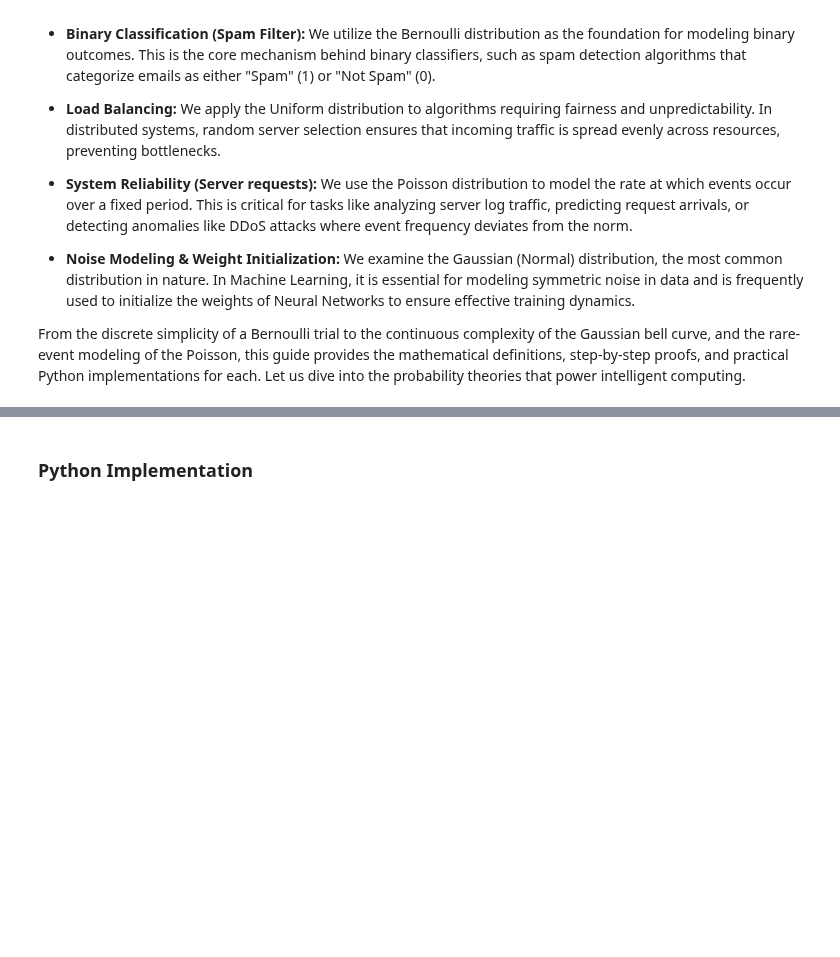
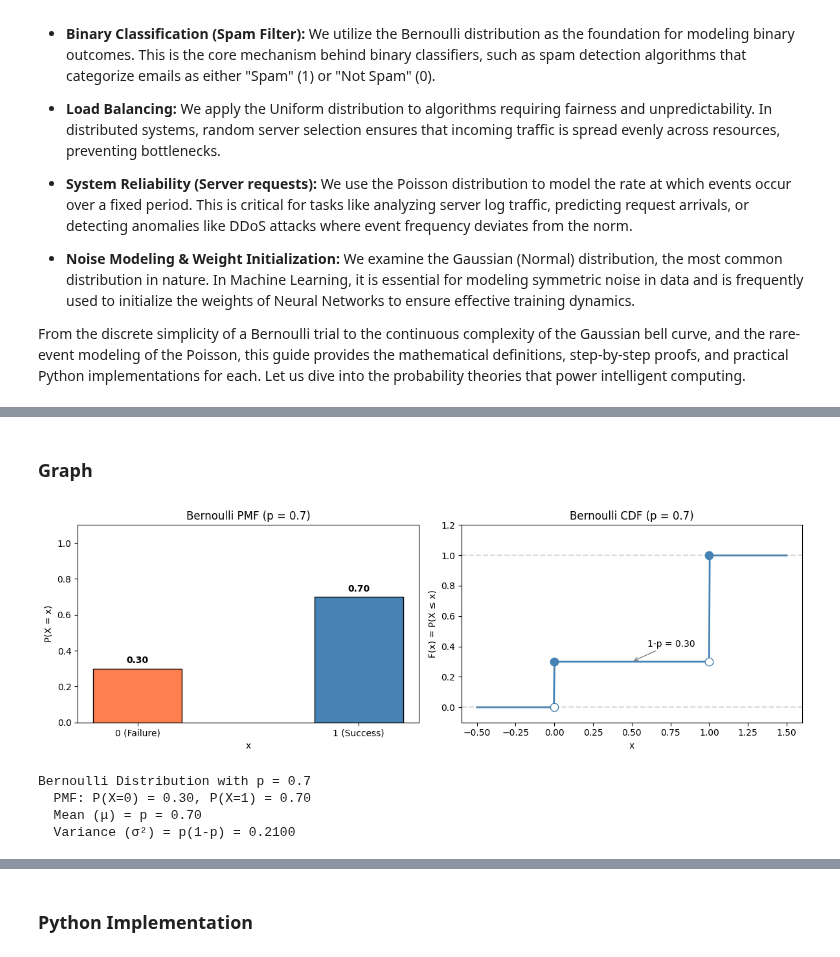
Before and after one commit to vu42/math-co5097-assignment-group-10, a Jupyter notebook: notebooks/distributions.ipynb, the cells around one changed output, grey strips where cells are left out. Drawn from its saved outputs; the diff is of its cells as text; code cells hidden in the pictures; blank space fills up the shorter version.

Commit message:
add bernoulli graph

```diff
--- a/notebooks/distributions.ipynb
+++ b/notebooks/distributions.ipynb
@@ -156,0 +85,62 @@ In CS, Bernoulli appears everywhere in the form of **Binary Classification**.
+# %% [markdown]
+### Graph
+# %%
+import torch
+import matplotlib.pyplot as plt
+import numpy as np
+
+# Bernoulli parameter
+p = 0.7  # Success probability
+
+# --- PMF Plot ---
+x_pmf = [0, 1]
+pmf_values = [1 - p, p]  # P(X=0) = 1-p, P(X=1) = p
+
+# --- CDF Plot ---
+# CDF is a step function: 0 for x<0, (1-p) for 0<=x<1, 1 for x>=1
+x_cdf = np.linspace(-0.5, 1.5, 500)
+cdf_values = np.where(x_cdf < 0, 0, np.where(x_cdf < 1, 1 - p, 1))
+
+# Create figure with two subplots
+fig, axes = plt.subplots(1, 2, figsize=(12, 4))
+
+# PMF plot (bar chart)
+axes[0].bar(x_pmf, pmf_values, color=['coral', 'steelblue'], edgecolor='black', width=0.4)
+axes[0].set_xlabel('x')
+axes[0].set_ylabel('P(X = x)')
+axes[0].set_title(f'Bernoulli PMF (p = {p})')
+axes[0].set_xticks([0, 1])
+axes[0].set_xticklabels(['0 (Failure)', '1 (Success)'])
+axes[0].set_ylim(0, 1.1)
+# Add value labels on bars
+for i, v in enumerate(pmf_values):
+    axes[0].text(x_pmf[i], v + 0.03, f'{v:.2f}', ha='center', fontweight='bold')
+
+# CDF plot (step function)
+axes[1].plot(x_cdf, cdf_values, color='steelblue', linewidth=2)
+# Mark the jump points
+axes[1].scatter([0, 1], [1 - p, 1], color='steelblue', s=80, zorder=5)  # Closed points
+axes[1].scatter([0, 1], [0, 1 - p], facecolors='white', edgecolors='steelblue', s=80, zorder=5)  # Open points
+axes[1].axhline(y=0, color='gray', linestyle='--', alpha=0.3)
+axes[1].axhline(y=1, color='gray', linestyle='--', alpha=0.3)
+axes[1].set_xlabel('x')
+axes[1].set_ylabel('F(x) = P(X ≤ x)')
+axes[1].set_title(f'Bernoulli CDF (p = {p})')
+axes[1].set_ylim(-0.1, 1.2)
+# Add annotations
+axes[1].annotate(f'1-p = {1-p:.2f}', xy=(0.5, 1-p), xytext=(0.6, 1-p+0.1),
+                 arrowprops=dict(arrowstyle='->', color='gray'), fontsize=10)
+
+plt.tight_layout()
+plt.show()
+
+print(f"Bernoulli Distribution with p = {p}")
+print(f"  PMF: P(X=0) = {1-p:.2f}, P(X=1) = {p:.2f}")
+print(f"  Mean (μ) = p = {p:.2f}")
+print(f"  Variance (σ²) = p(1-p) = {p*(1-p):.4f}")
+# %% [output]
+[figure, added]
+Bernoulli Distribution with p = 0.7
+  PMF: P(X=0) = 0.30, P(X=1) = 0.70
+  Mean (μ) = p = 0.70
+  Variance (σ²) = p(1-p) = 0.2100
```
Also changed, not shown: parts of 3 cells of this notebook, 1 other file.
